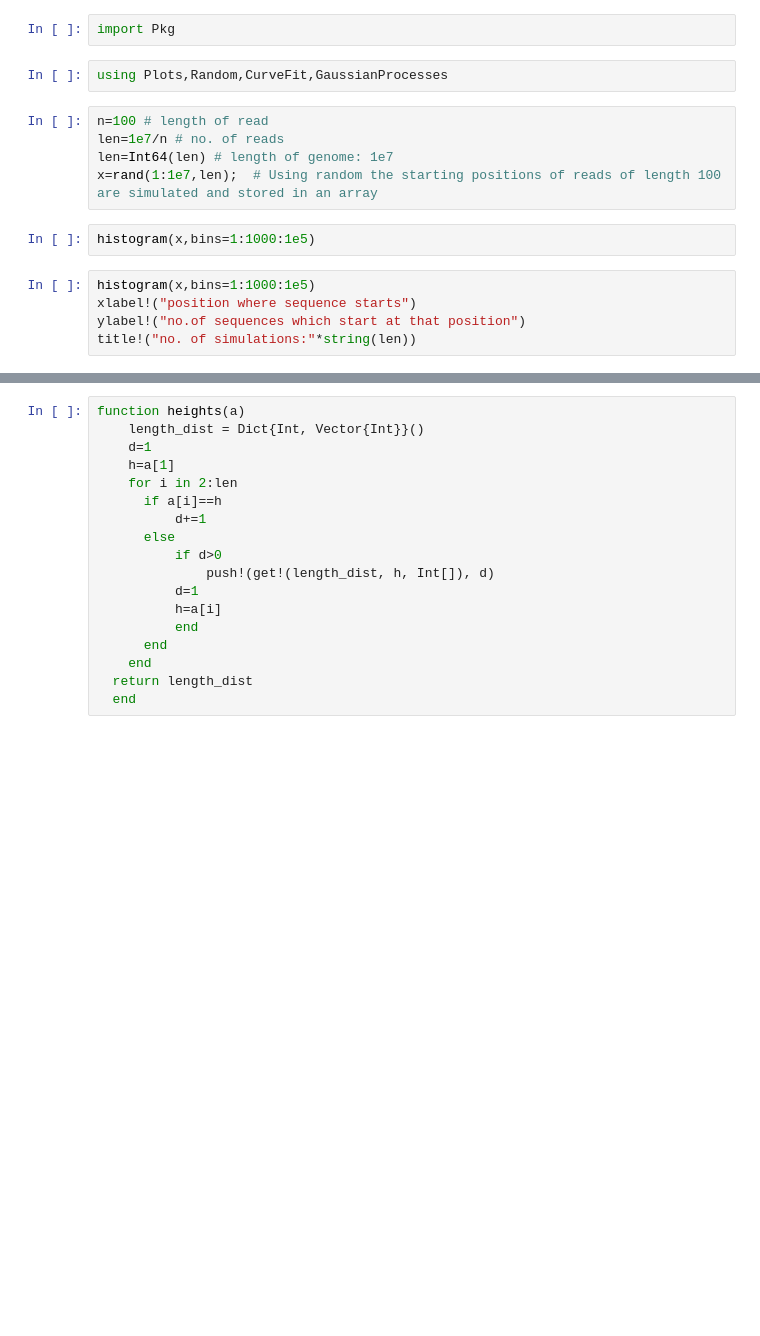
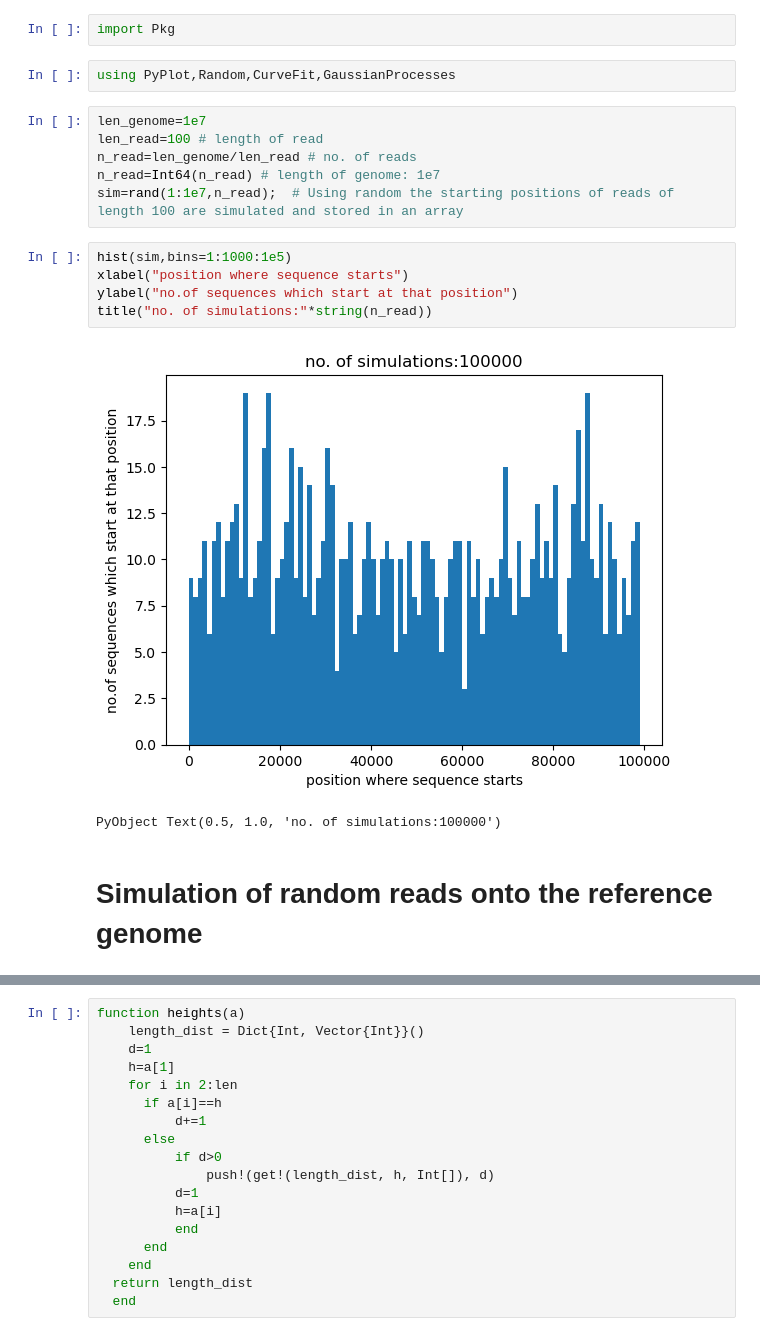
Before and after one commit to pfarndt/Read-Coverage-Distributions-Modelling, a Jupyter notebook: Baseline_random_simulations.ipynb, the cells around one changed output, grey strips where cells are left out. Cells and saved outputs as stored; diff of their text form; blank space fills up the shorter version.

```diff
--- a/Baseline_random_simulations.ipynb
+++ b/Baseline_random_simulations.ipynb
@@ -1,17 +1,21 @@
 # %%
 import Pkg
 # %%
-using Plots,Random,CurveFit,GaussianProcesses
+using PyPlot,Random,CurveFit,GaussianProcesses
 # %%
-n=100 # length of read
-len=1e7/n # no. of reads
-len=Int64(len) # length of genome: 1e7
-x=rand(1:1e7,len);  # Using random the starting positions of reads of length 100 are simulated and stored in an array
+len_genome=1e7
+len_read=100 # length of read
+n_read=len_genome/len_read # no. of reads
+n_read=Int64(n_read) # length of genome: 1e7
+sim=rand(1:1e7,n_read);  # Using random the starting positions of reads of length 100 are simulated and stored in an array
-# %%
-histogram(x,bins=1:1000:1e5)
 # %%
-histogram(x,bins=1:1000:1e5)
-xlabel!("position where sequence starts")
-ylabel!("no.of sequences which start at that position")
-title!("no. of simulations:"*string(len))
+hist(sim,bins=1:1000:1e5)
+xlabel("position where sequence starts")
+ylabel("no.of sequences which start at that position")
+title("no. of simulations:"*string(n_read))
+# %% [output]
+[figure, added]
+PyObject Text(0.5, 1.0, 'no. of simulations:100000')
+# %% [markdown]
+# Simulation of random reads onto the reference genome
 # %% [markdown]
```
Also changed, not shown: parts of 18 cells of this notebook.
